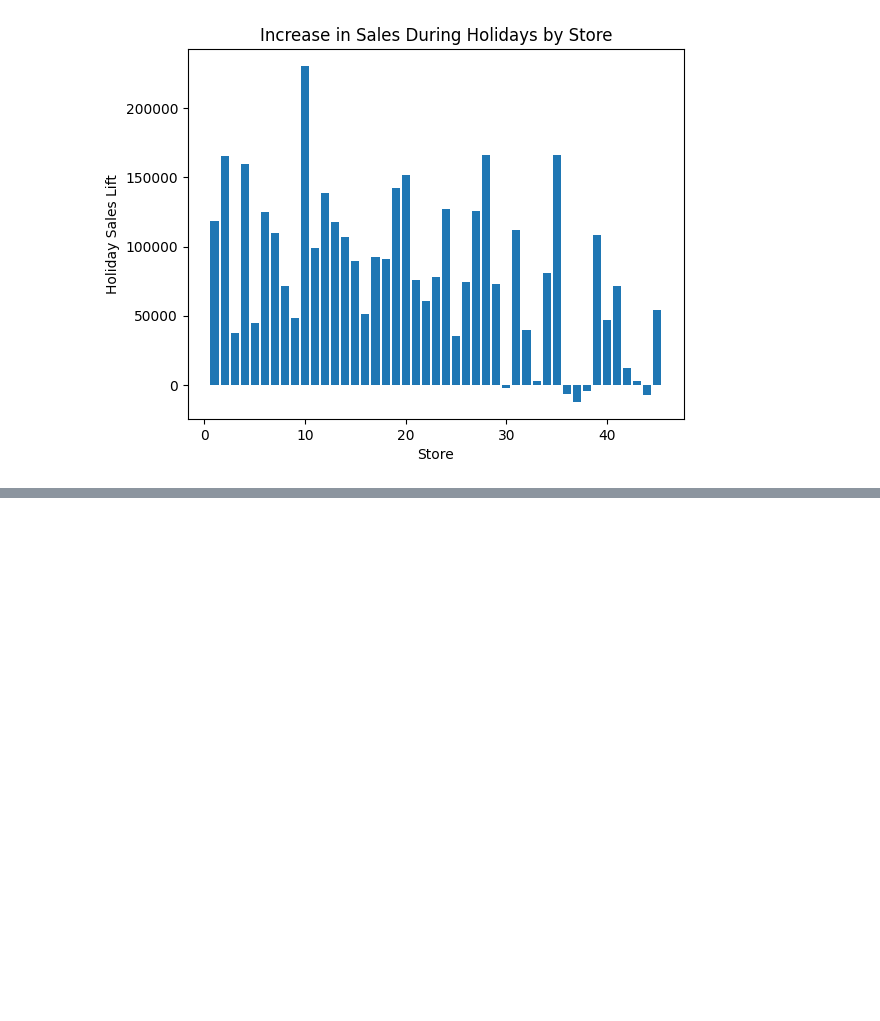
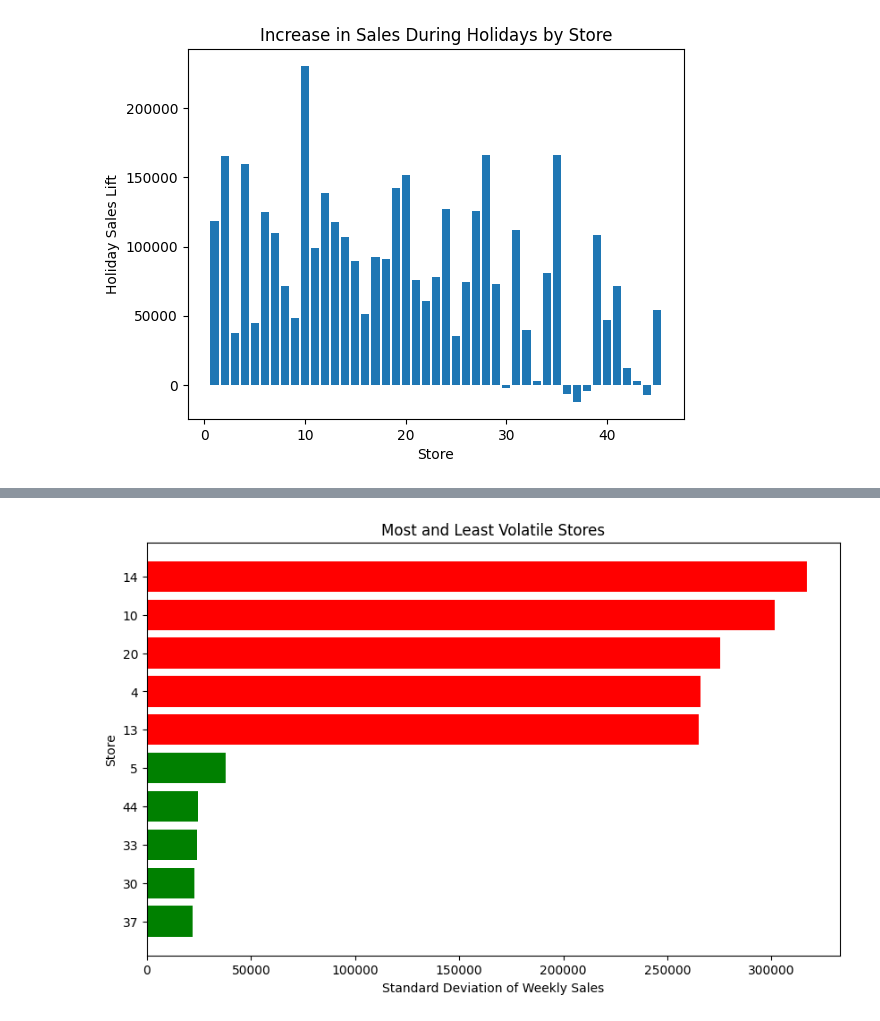
Before and after one commit to AaronVillegas5/walmart_data_analysis, a Jupyter notebook: notebooks/walmart_data_analysis.ipynb, the cells around one changed output, grey strips where cells are left out. Drawn from its saved outputs; the diff is of its cells as text; code cells hidden in the pictures; blank space fills up the shorter version.

```diff
--- a/notebooks/walmart_data_analysis.ipynb
+++ b/notebooks/walmart_data_analysis.ipynb
@@ -121,0 +222,14 @@ plt.show()
+# %%
+query6 = """
+SELECT
+    store,
+    STDDEV(weekly_sales) AS sales_stddev
+FROM sales
+GROUP BY store
+ORDER BY sales_stddev DESC;
+"""
+df_result6 = load_postgres(query6, engine_url)
+print("Most volatile stores:")
+print(df_result6.head())#Most volatile stores based on standard deviation of weekly sales
+print("Least volatile stores:")
+print(df_result6.tail())#Least volatile stores based on standard deviation of weekly sales
@@ -121,0 +251,21 @@ plt.show()
+# %%
+# Sort by volatility
+df_sorted = df_result6.sort_values('sales_stddev', ascending=False)
+
+# Pick top 5 most volatile and bottom 5 least volatile
+top_5 = df_sorted.head(5)
+bottom_5 = df_sorted.tail(5)
+
+# Combine for plotting
+df_plot = pd.concat([top_5, bottom_5])
+
+# Create a horizontal bar chart
+plt.figure(figsize=(10,6))
+plt.barh(df_plot['store'].astype(str), df_plot['sales_stddev'], color=['red']*5 + ['green']*5)
+plt.xlabel('Standard Deviation of Weekly Sales')
+plt.ylabel('Store')
+plt.title('Most and Least Volatile Stores')
+plt.gca().invert_yaxis()  # optional: largest value on top
+plt.show()
+# %% [output]
+[figure, added]
```
Also changed, not shown: parts of 12 cells of this notebook, 1 other file.
